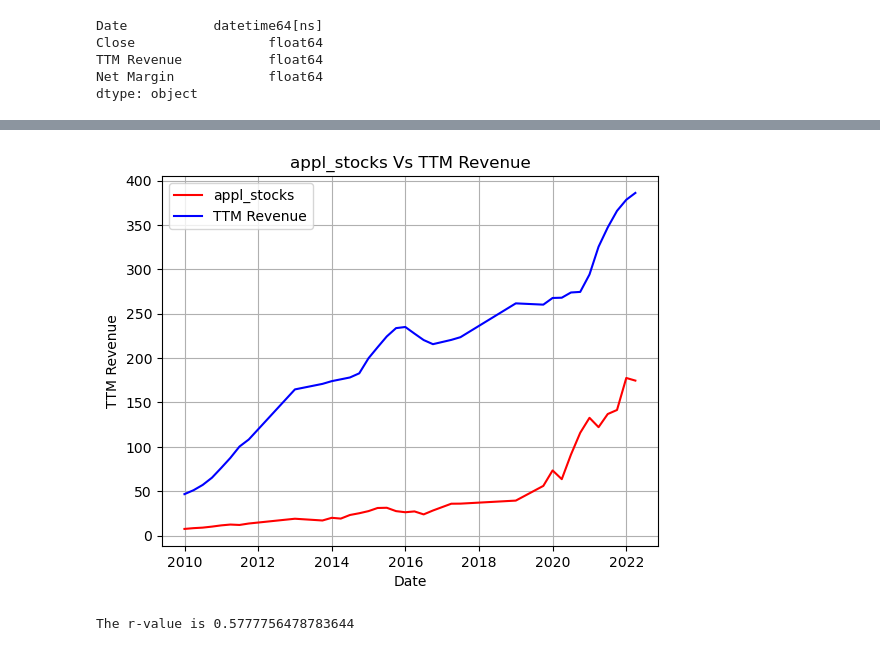
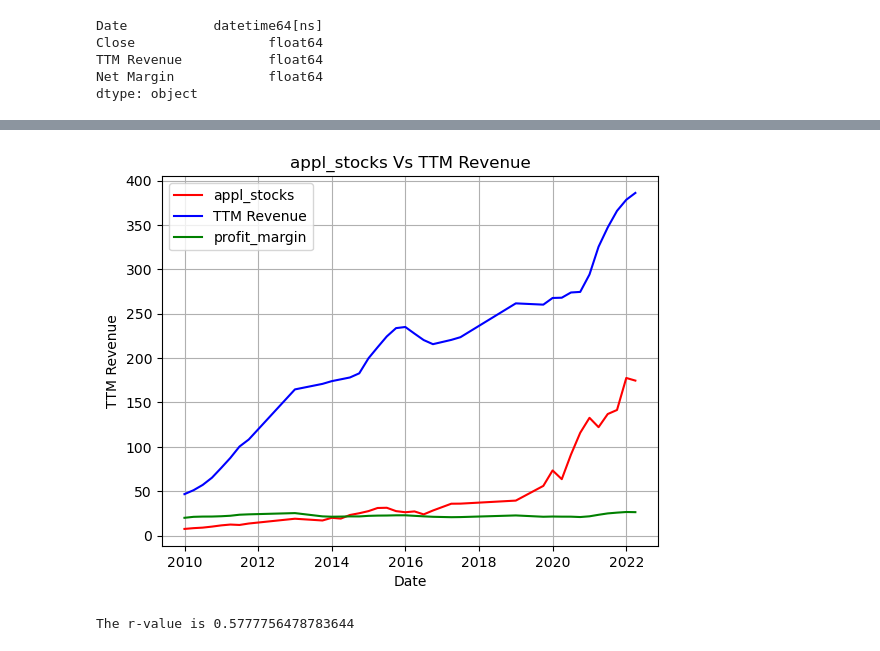
Before and after one commit to Sukhrajb1988/Project1G1, a Jupyter notebook: profit_margin.ipynb, the cells around one changed output, grey strips where cells are left out. Saved outputs shown, nothing was run; the diff lists cells and outputs as text; code cells hidden in the pictures.

Commit message:
Added Plots

```diff
--- a/profit_margin.ipynb
+++ b/profit_margin.ipynb
@@ -147,16 +208,17 @@ plt.show()
 # %%
 appl_stocks, = plt.plot(close_profit_data['Date'], close_profit_data['Close'], color="red", label="appl_stocks")
 TTM_Revenue, = plt.plot(close_profit_data['Date'], close_profit_data['TTM Revenue'], color="blue", label="TTM Revenue")
+profit_margin, = plt.plot(close_profit_data['Date'], close_profit_data['Net Margin'], color="green", label="profit_margin")
 plt.title("appl_stocks Vs TTM Revenue")
 plt.xlabel("Date")
 plt.ylabel("TTM Revenue")
-plt.legend(handles=[appl_stocks, TTM_Revenue], loc="best")
+plt.legend(handles=[appl_stocks, TTM_Revenue,profit_margin], loc="best")
 # plt.xlim(2010,2023)
 # plt.ylim(7,40)
 plt.grid()
 plt.show()
 # %% [output]
-[figure, old version]
+[figure, new version]
 # %%
 x_values = close_profit_data["Close"]
 y_values = close_profit_data["Net Margin"]
```
Also changed, not shown: parts of 14 cells of this notebook.
